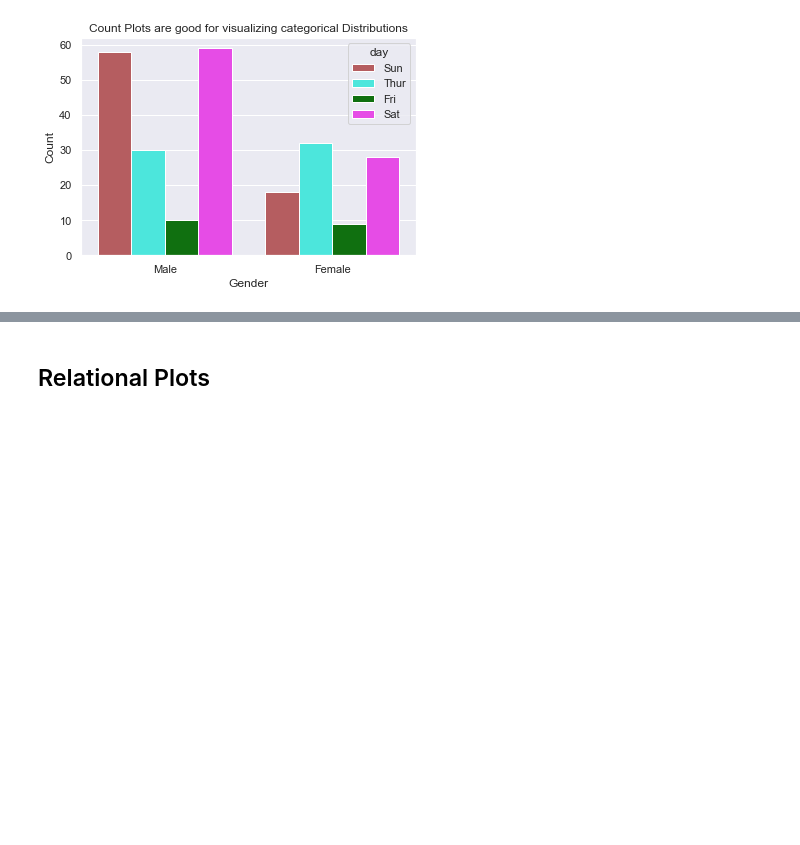
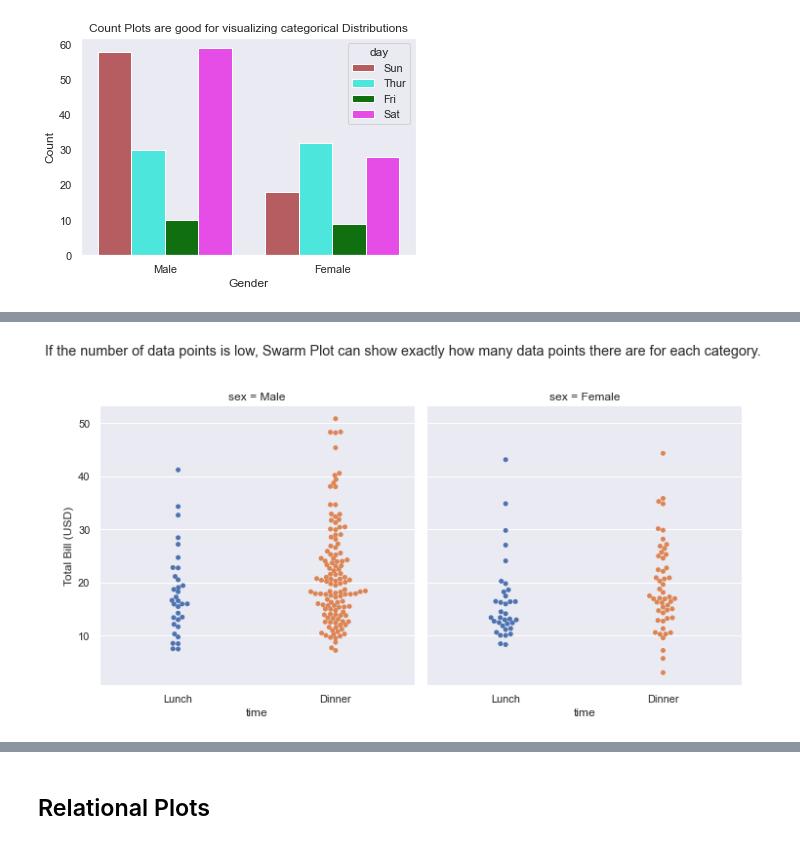
Before and after one commit to developerHobday/data-visualization, a Jupyter notebook: seaborn.ipynb, the cells around one changed output, grey strips where cells are left out. Cells and saved outputs as stored; diff of their text form; code cells hidden in the pictures; blank space fills up the shorter version.

```diff
--- a/seaborn.ipynb
+++ b/seaborn.ipynb
@@ -102,0 +115,15 @@ _ = g.set(
+# %%
+g = sns.catplot(kind='swarm',
+    data = df, col='sex',
+    x = 'time',
+    y='total_bill',
+)
+g.fig.suptitle(
+    'If the number of data points is low, Swarm Plot can show exactly how many data points there are for each category.',
+    y=1.1,
+)
+_ = g.set(
+    ylabel = 'Total Bill (USD)'
+)
+# %% [output]
+[figure, added]
```
Also changed, not shown: parts of 39 cells of this notebook.
